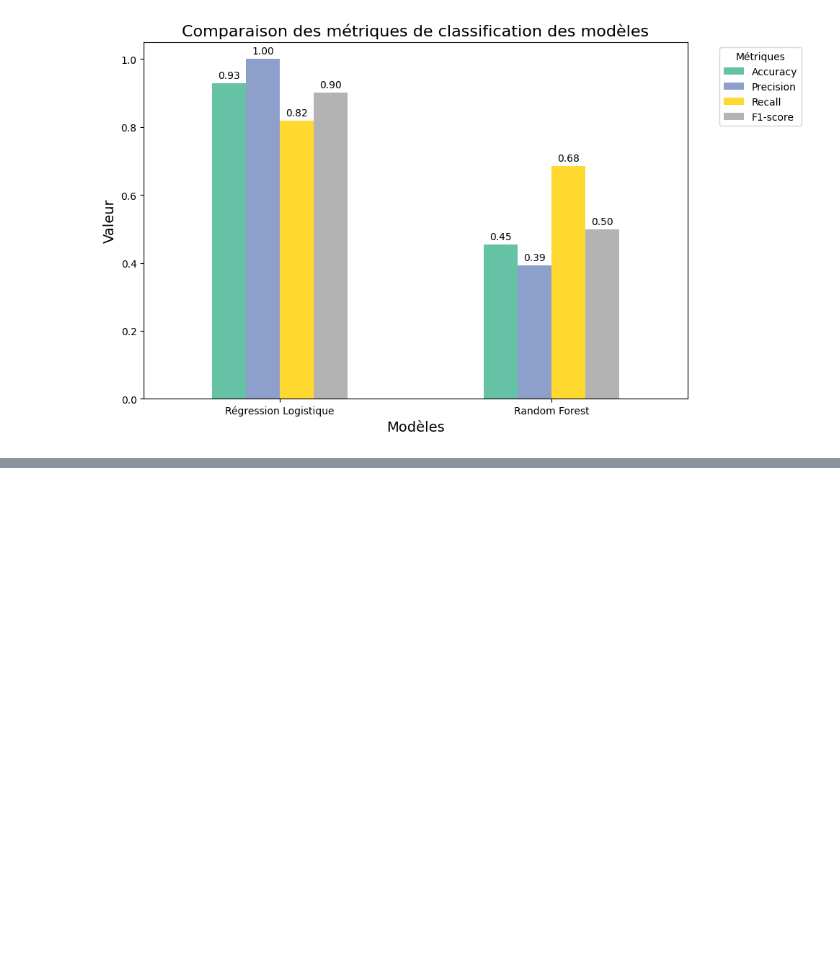
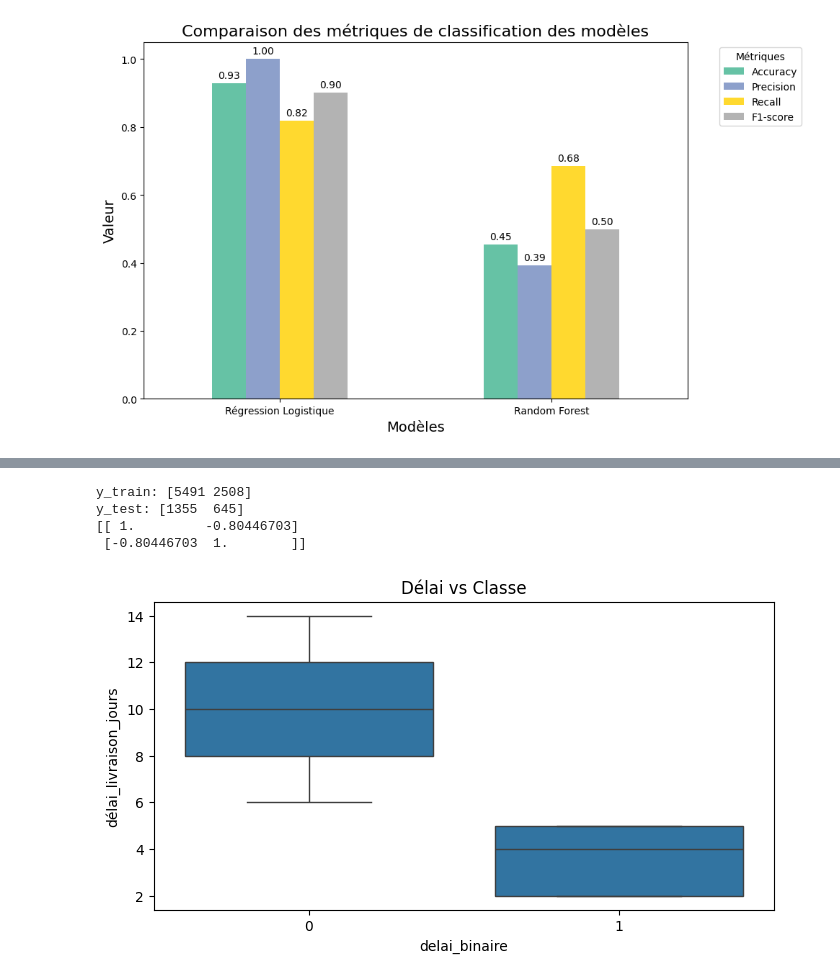
Before and after one commit to Fanaingamampiandra/Projet_Supply_chain, a Jupyter notebook: stephanie/achat_prod_fourn_stock.ipynb, the cells around one changed output, grey strips where cells are left out. Saved outputs shown, nothing was run; the diff lists cells and outputs as text; code cells hidden in the pictures; blank space fills up the shorter version.

```diff
--- a/stephanie/achat_prod_fourn_stock.ipynb
+++ b/stephanie/achat_prod_fourn_stock.ipynb
@@ -793,0 +804,10 @@ plt.show()
+# %%
+# ...existing code...
+
+# Créer une variable binaire : 1 si délai ≤ 5 jours (court), 0 sinon (long)
+data['delai_court'] = (data['délai_livraison_jours'] <= 5).astype(int)
+
+# Vérifier la répartition
+print(data['delai_court'].value_counts())
+
+# ...tu peux ensuite utiliser 'delai_court' comme cible pour la classification...
@@ -793,0 +1153,27 @@ plt.show()
+# %%
+# Vérifier la distribution des classes
+print("y_train:", np.bincount(y_train_clf))
+print("y_test:", np.bincount(y_test_clf))
+
+# Vérifier la corrélation de délai_livraison_jours avec la cible sur le train split d'origine
+if 'délai_livraison_jours' in data.columns:
+	# Utiliser y_train_clf et y_train_delai qui sont alignés
+	delais_train = y_train_delai
+	print(np.corrcoef(delais_train, y_train_clf))
+
+	# Afficher un boxplot
+	import seaborn as sns
+	import matplotlib.pyplot as plt
+
+	plt.figure(figsize=(8,4))
+	sns.boxplot(x=y_train_clf, y=delais_train)
+	plt.title("Délai vs Classe")
+	plt.show()
+else:
+	print("La colonne 'délai_livraison_jours' n'existe pas dans le DataFrame 'data'.")
+# %% [output]
+y_train: [5491 2508]
+y_test: [1355  645]
+[[ 1.         -0.80446703]
+ [-0.80446703  1.        ]]
+[figure, added]
```
Also changed, not shown: parts of 31 cells of this notebook.
